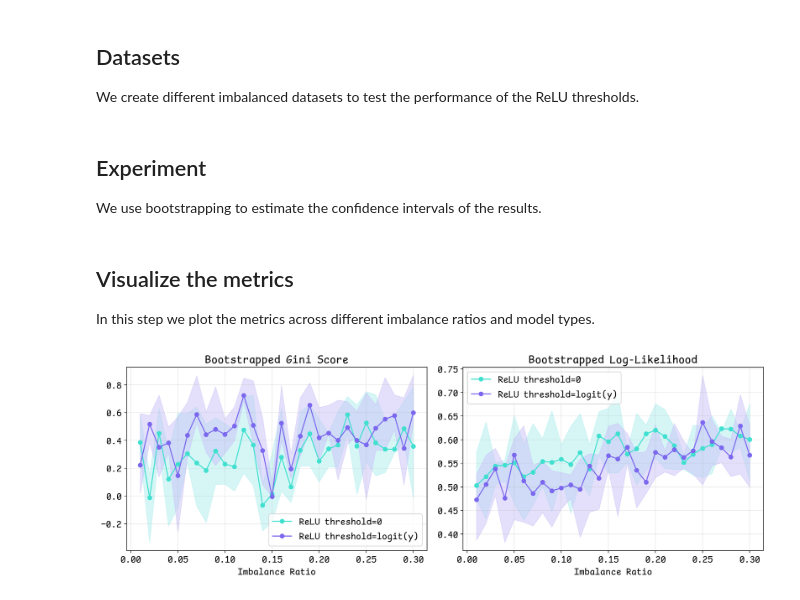
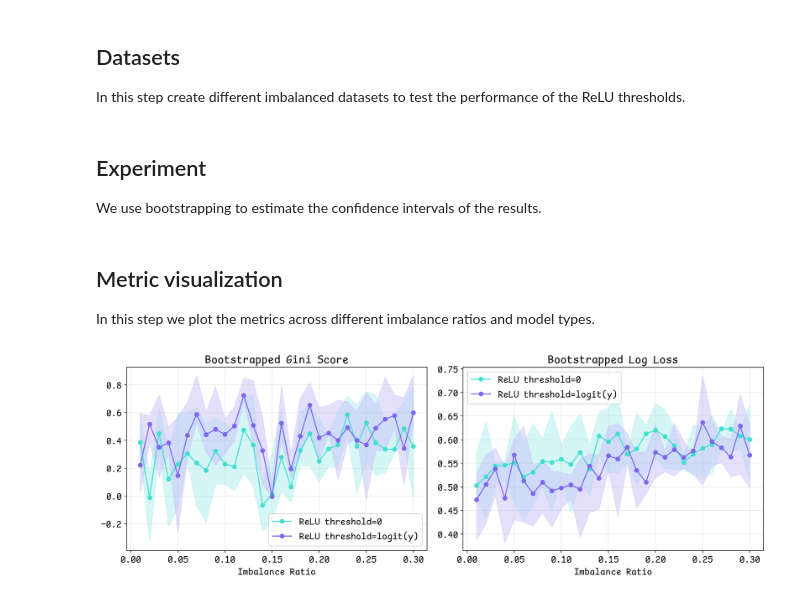
Before and after one commit to deburky/calibration, a Jupyter notebook: loss-functions/imbalanced-nets-relu.ipynb, the cells around one changed output. Cells and saved outputs as stored; diff of their text form; code cells hidden in the pictures.

Commit message:
relu thresholding v2

```diff
--- a/loss-functions/imbalanced-nets-relu.ipynb
+++ b/loss-functions/imbalanced-nets-relu.ipynb
@@ -11,7 +11,7 @@ Author: https://www.github.com/deburky
 # %% [markdown]
 ## Datasets
 
-We create different imbalanced datasets to test the performance of the ReLU thresholds.
+In this step create different imbalanced datasets to test the performance of the ReLU thresholds.
 # %%
 # -*- coding: utf-8 -*-
 from sklearn.datasets import make_classification
@@ -118,7 +118,7 @@ def train_and_evaluate(model, dataloader_train, dataloader_test, criterion, opti
     log_likelihood = log_loss(all_targets, all_outputs)
     balanced_acc = balanced_accuracy_score(all_targets, all_outputs > binary_threshold)
 
-    return {"Gini Score": gini_score, "Log-Likelihood": log_likelihood, "Balanced Accuracy": balanced_acc}
+    return {"Gini Score": gini_score, "Log Loss": log_likelihood, "Balanced Accuracy": balanced_acc}
 
 # Main loop for imbalance ratios and bootstrap iterations
 results = []
@@ -167,16 +167,16 @@ for ratio in np.linspace(0.01, 0.3, 30):
             "Balanced Accuracy": bootstrap_df["Balanced Accuracy"].mean(),
             "Balanced Accuracy CI Lower": bootstrap_df["Balanced Accuracy"].quantile(lower_bound),
             "Balanced Accuracy CI Upper": bootstrap_df["Balanced Accuracy"].quantile(upper_bound),
-            "Log-Likelihood": bootstrap_df["Log-Likelihood"].mean(),
-            "Log-Likelihood CI Lower": bootstrap_df["Log-Likelihood"].quantile(lower_bound),
-            "Log-Likelihood CI Upper": bootstrap_df["Log-Likelihood"].quantile(upper_bound),
+            "Log Loss": bootstrap_df["Log Loss"].mean(),
+            "Log Loss CI Lower": bootstrap_df["Log Loss"].quantile(lower_bound),
+            "Log Loss CI Upper": bootstrap_df["Log Loss"].quantile(upper_bound),
         }
         results.append(aggregated_metrics)
 
 # Convert results to DataFrame
 results_df = pd.DataFrame(results)
 # %% [markdown]
-## Visualize the metrics
+## Metric visualization
 
 In this step we plot the metrics across different imbalance ratios and model types.
 # %%
@@ -205,33 +205,33 @@ def plot_results(results_df, metric1, metric2):
     _plot_metrics(results_df, ax, 1, metric2)
     plt.tight_layout()
     plt.show()
 
 def _plot_metrics(results_df, ax, arg2, arg3):
     # Plot the first metric
     for model_type in results_df["Model Type"].unique():
         model_data = results_df[results_df["Model Type"] == model_type]
         color = 'turquoise' if model_type == "ReLU threshold=0" else "#7B68EE"
         color_fill = '#AFEEEE' if model_type == "ReLU threshold=0" else "#CAC2F8"
         ax[arg2].plot(
             model_data["Imbalance Ratio"],
             model_data[arg3],
             label=model_type,
             marker='o',
             color=color,
         )
         ax[arg2].fill_between(
             model_data["Imbalance Ratio"],
             model_data[f"{arg3} CI Lower"],
             model_data[f"{arg3} CI Upper"],
             color=color_fill,
             alpha=0.5,
         )
     ax[arg2].set_title(f"Bootstrapped {arg3}")
     ax[arg2].set_xlabel("Imbalance Ratio")
     ax[arg2].legend()
     ax[arg2].grid(alpha=0.3)
 
-# Plot Gini Score and Log-Likelihood
-plot_results(results_df, "Gini Score", "Log-Likelihood")
+# Plot Gini Score and Log Loss
+plot_results(results_df, "Gini Score", "Log Loss")
 # %% [output]
-[figure, old version]
+[figure, new version]
```
Also changed, not shown: parts of 6 cells of this notebook.
